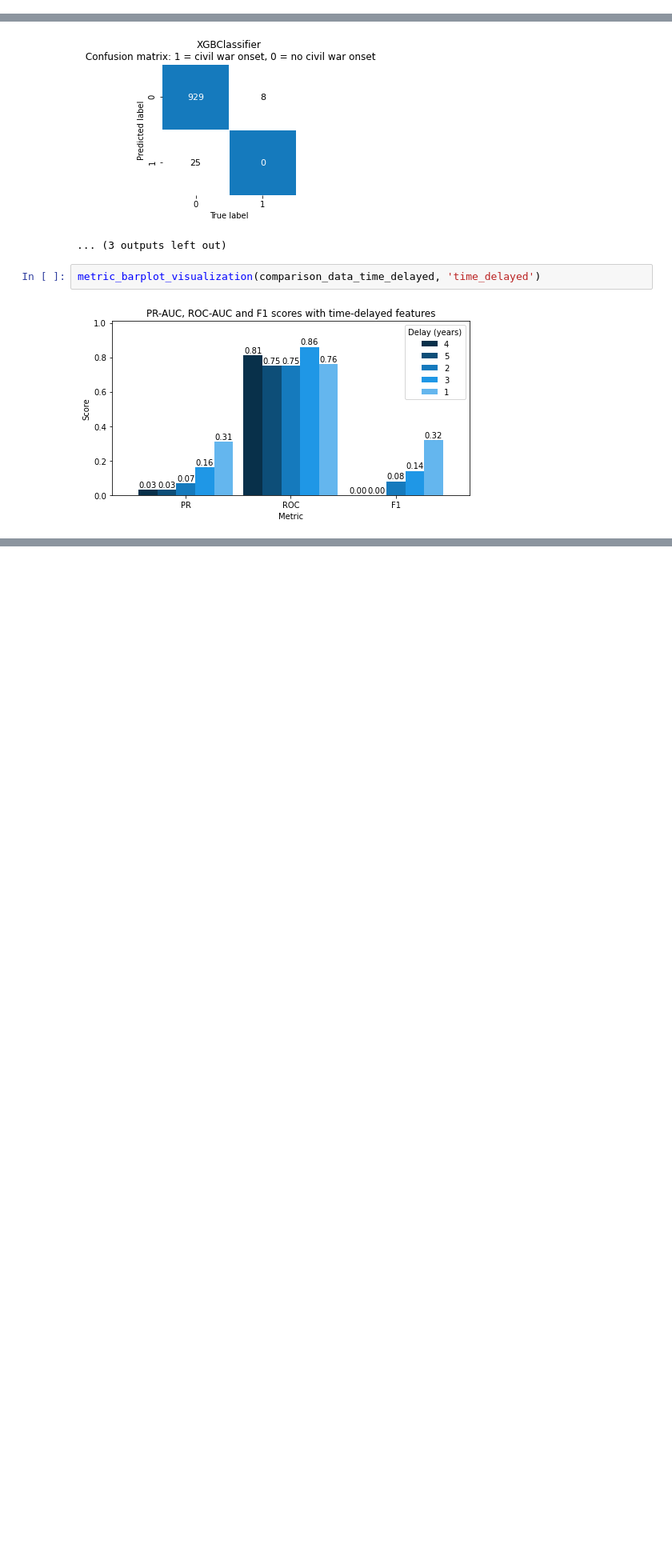
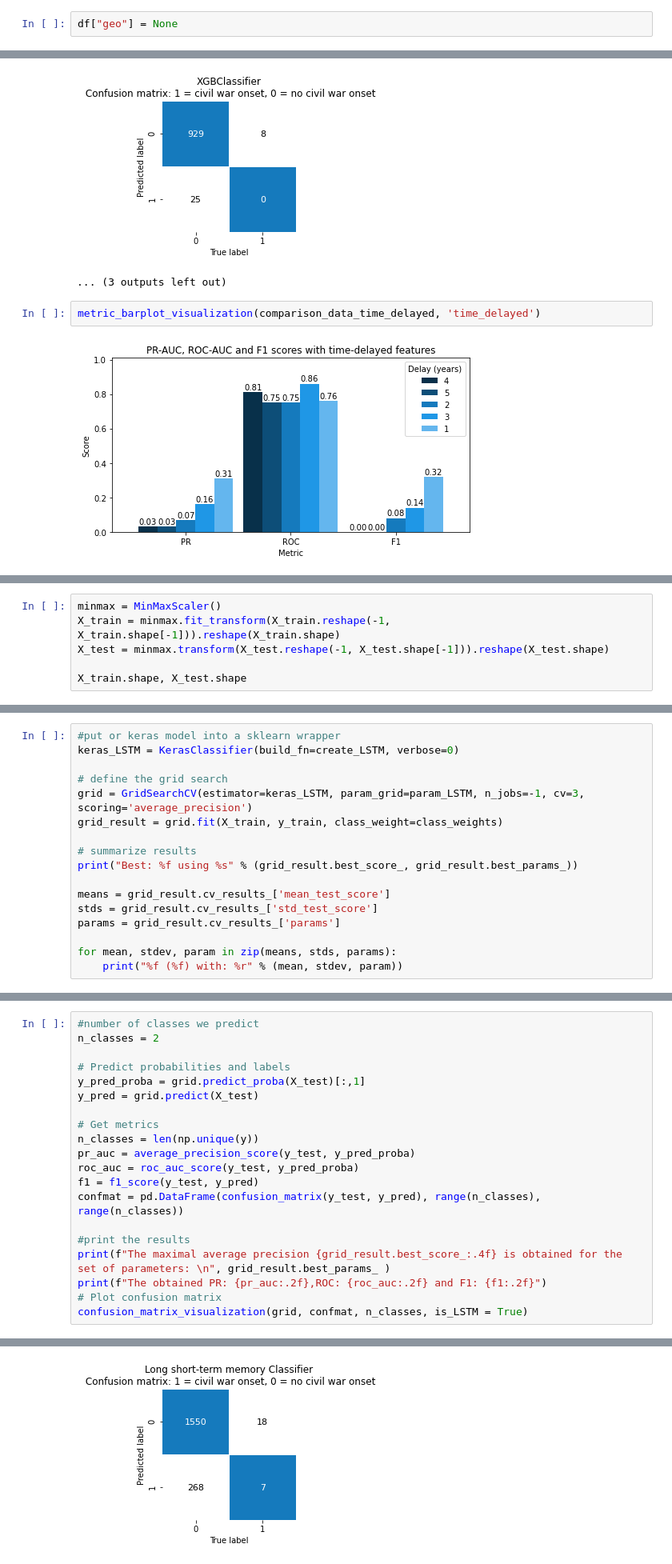
Before and after one commit to epfl-ada/ada-2020-project-milestone-p3-p3_navaja, a Jupyter notebook: extension_reportv2.ipynb, the cells around one changed output, grey strips where cells are left out. Shown at 80% size. Cells and saved outputs as stored; diff of their text form; blank space fills up the shorter version.

```diff
--- a/extension_reportv2.ipynb
+++ b/extension_reportv2.ipynb
@@ -826,6 +833,8 @@ With that in mind, we decided to (once again) use XGBoost, but this time with ti
 #### 4.1 Preparing the dataset
 
 We splitted the dataset for each country, and created sequences of $N$ years for countries with more than $2N$ years of existence. In this project, we assumed that a delay of $N = 5$ years should be the maximal delay to explain civil war onset at a given year.
+# %%
+df["geo"] = None
 # %%
 # Group dataframe by country and dispatch groups into list
 country_groups = df.groupby(by='cowcode')
@@ -980,0 +1020,6 @@ To our best knowledge, very little research has been done on time-series forecas
+# %%
+minmax = MinMaxScaler()
+X_train = minmax.fit_transform(X_train.reshape(-1, X_train.shape[-1])).reshape(X_train.shape)
+X_test = minmax.transform(X_test.reshape(-1, X_test.shape[-1])).reshape(X_test.shape)
+
+X_train.shape, X_test.shape
@@ -980,0 +1100,17 @@ To our best knowledge, very little research has been done on time-series forecas
+# %%
+#put or keras model into a sklearn wrapper
+keras_LSTM = KerasClassifier(build_fn=create_LSTM, verbose=0)
+
+# define the grid search
+grid = GridSearchCV(estimator=keras_LSTM, param_grid=param_LSTM, n_jobs=-1, cv=3, scoring='average_precision')
+grid_result = grid.fit(X_train, y_train, class_weight=class_weights)
+
+# summarize results
+print("Best: %f using %s" % (grid_result.best_score_, grid_result.best_params_))
+
+means = grid_result.cv_results_['mean_test_score']
+stds = grid_result.cv_results_['std_test_score']
+params = grid_result.cv_results_['params']
+
+for mean, stdev, param in zip(means, stds, params):
+    print("%f (%f) with: %r" % (mean, stdev, param))
@@ -980,0 +1133,21 @@ To our best knowledge, very little research has been done on time-series forecas
+# %%
+#number of classes we predict
+n_classes = 2
+
+# Predict probabilities and labels
+y_pred_proba = grid.predict_proba(X_test)[:,1]
+y_pred = grid.predict(X_test)
+
+# Get metrics
+n_classes = len(np.unique(y))
+pr_auc = average_precision_score(y_test, y_pred_proba)
+roc_auc = roc_auc_score(y_test, y_pred_proba)
+f1 = f1_score(y_test, y_pred)
+confmat = pd.DataFrame(confusion_matrix(y_test, y_pred), range(n_classes), range(n_classes))
+
+#print the results
+print(f"The maximal average precision {grid_result.best_score_:.4f} is obtained for the set of parameters: \n", grid_result.best_params_ )
+print(f"The obtained PR: {pr_auc:.2f},ROC: {roc_auc:.2f} and F1: {f1:.2f}")
+# Plot confusion matrix
+confusion_matrix_visualization(grid, confmat, n_classes, is_LSTM = True)
+# %% [output]
@@ -980,0 +1163 @@ To our best knowledge, very little research has been done on time-series forecas
+[figure, added]
```
Also changed, not shown: parts of 17 cells of this notebook.
